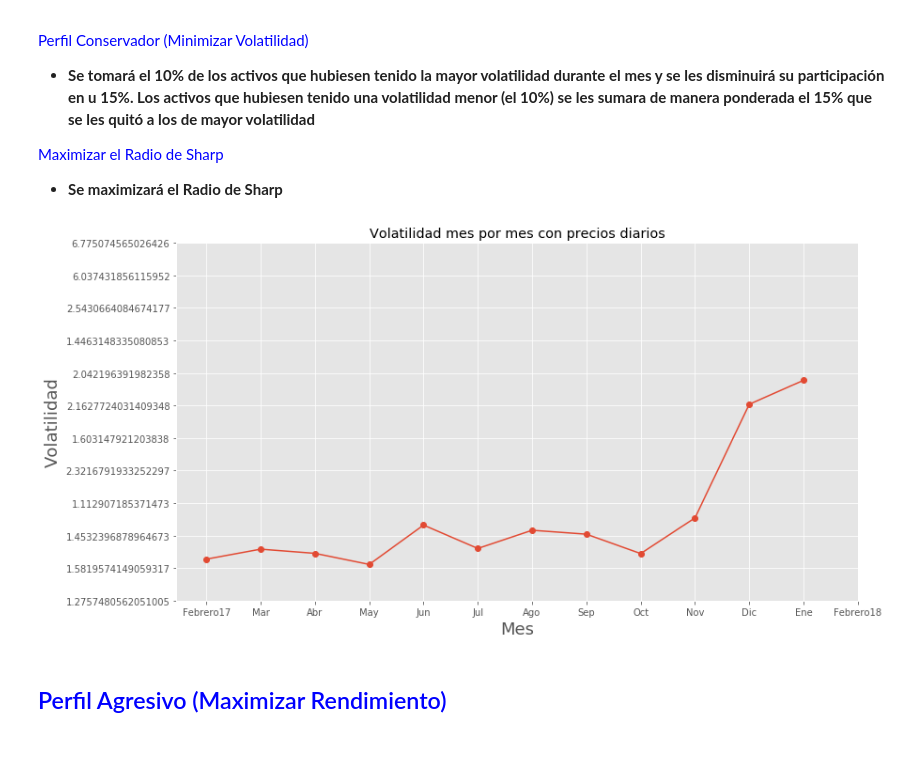
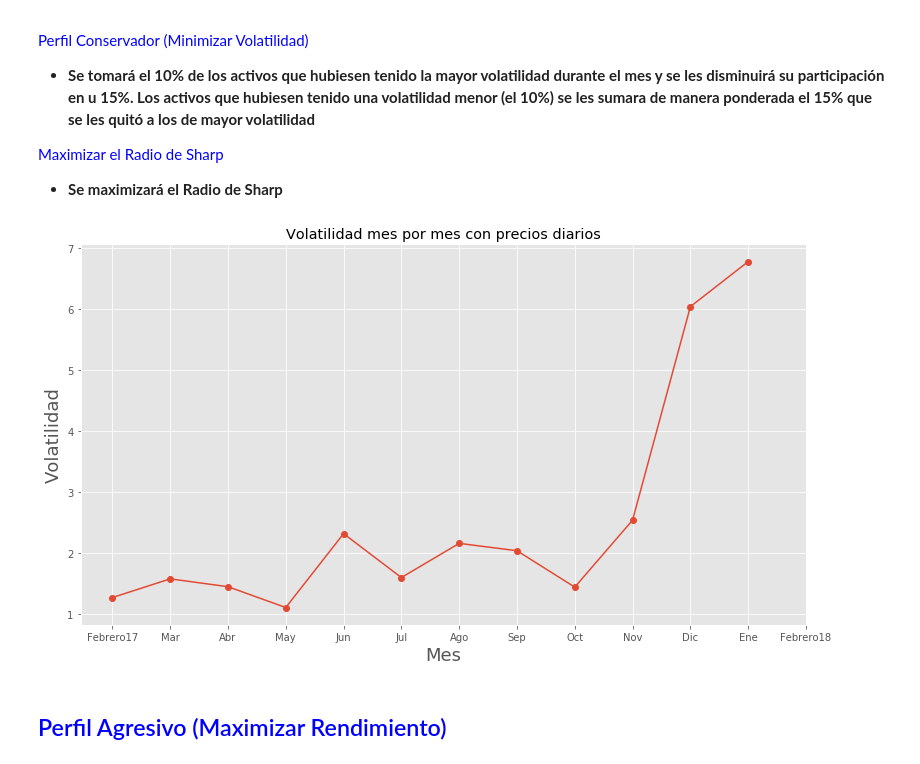
Before and after one commit to cRistiancec/Microestructuras-Sistemas-de-Trading-Lab-1, a Jupyter notebook: Laboratorio1/D_myst_laboratorio1.ipynb, the cells around one changed output. Cells and saved outputs as stored; diff of their text form; code cells hidden in the pictures.

```diff
--- a/Laboratorio1/D_myst_laboratorio1.ipynb
+++ b/Laboratorio1/D_myst_laboratorio1.ipynb
@@ -938,18 +938,17 @@ $$\text{penalización alguna por su falta de efectividad en dicho portafolio. Po
 # %%
 ### Gráfica de la volatilidad del NAV durante cada mes
 volatilidades = []
 for k in dic_precios_nav.columns.values:
     volatilidades.append(np.std(dic_precios_nav[k]))
 fig,ax = plt.subplots(1,1,figsize=(13,7))
 ax.plot(np.arange(len(meses[1:])),volatilidades,"o-")
 plt.xticks(np.arange(len(meses)),meses)
-plt.yticks(np.arange(len(volatilidades)),volatilidades)
 ax.set_title("Volatilidad mes por mes con precios diarios")
 ax.set_xlabel("Mes",size=18)
 ax.set_ylabel("Volatilidad",size=18)
 plt.show()
 # %% [output]
-[figure, old version]
+[figure, new version]
 # %% [markdown]
 ## <font color="blue">  Perfil Agresivo (Maximizar Rendimiento)</font>
 # %% [markdown]
```
Also changed, not shown: parts of 7 cells of this notebook.
